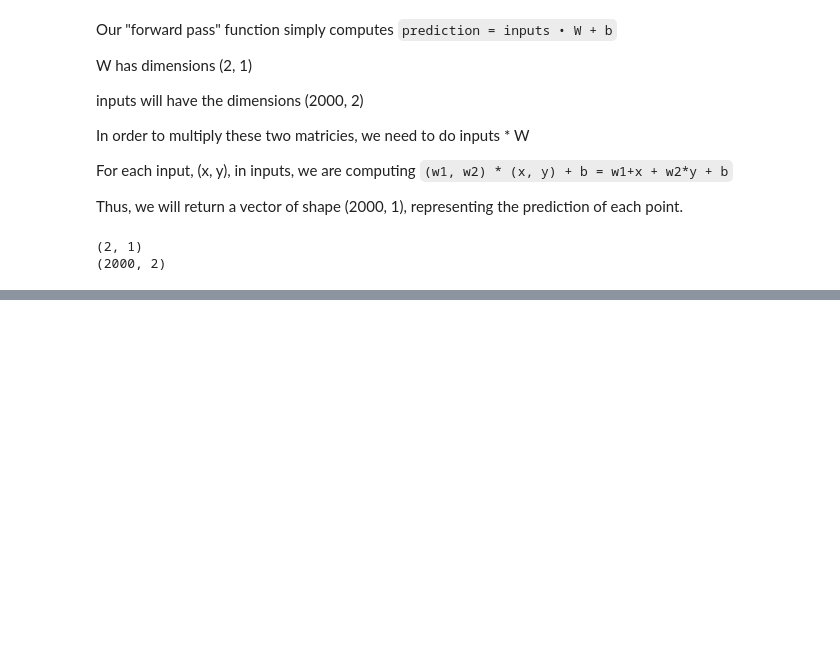
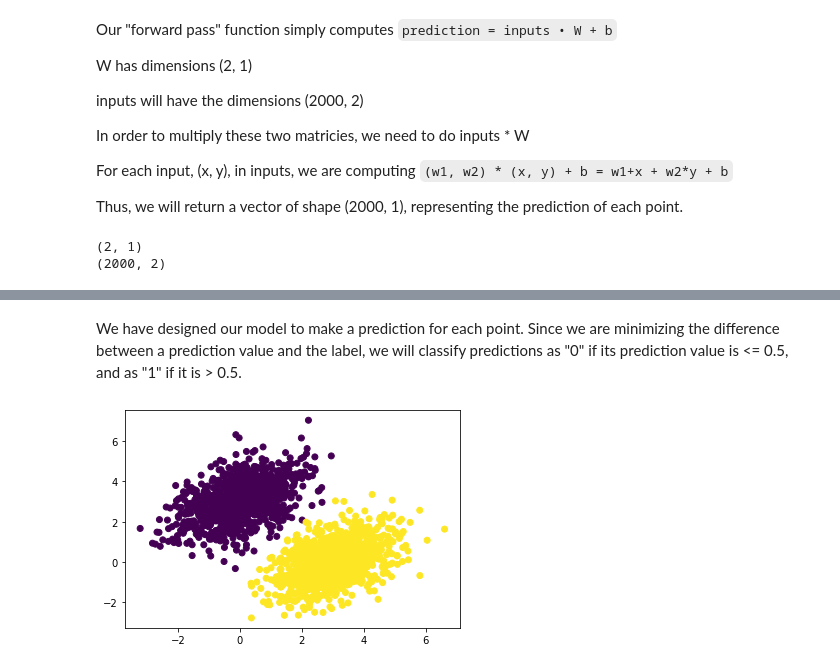
Before and after one commit to CzJLee/Deep-Learning-with-Python-Chollet, a Jupyter notebook: Chapter 3/3_5_4.ipynb, the cells around one changed output, grey strips where cells are left out. Saved outputs shown, nothing was run; the diff lists cells and outputs as text; code cells hidden in the pictures; blank space fills up the shorter version.

```diff
--- a/Chapter 3/3_5_4.ipynb
+++ b/Chapter 3/3_5_4.ipynb
@@ -130,0 +172,12 @@ def training_step(inputs, targets):
+# %% [markdown]
+We have designed our model to make a prediction for each point. Since we are minimizing the difference between a prediction value and the label, we will classify predictions as "0" if its prediction value is <= 0.5, and as "1" if it is > 0.5.
+# %%
+# Get list of predictions using the most recent model
+predictions = model(inputs)
+
+# Display plot of points, this time using the predictions as labels, rather than the true label.
+plt.scatter(inputs[:, 0], inputs[:, 1], c=predictions[:, 0] > 0.5)
+# The points are labeled based on the boolian prediction > 0.5. If the prediction is > 0.5, then we interpret True as "1".
+plt.show()
+# %% [output]
+[figure, added]
```
Also changed, not shown: parts of 10 cells of this notebook.
